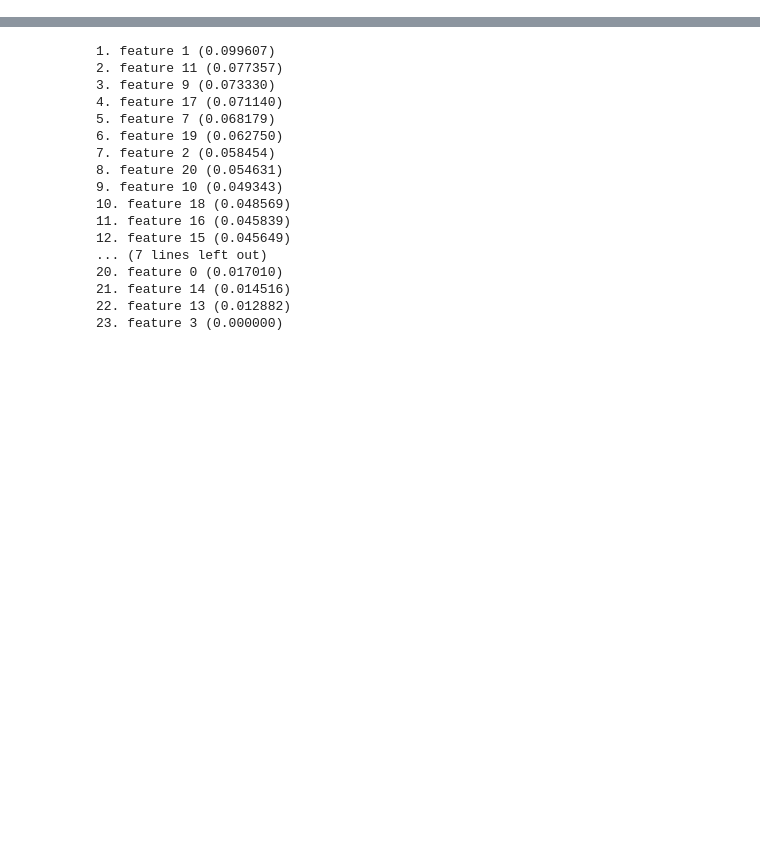
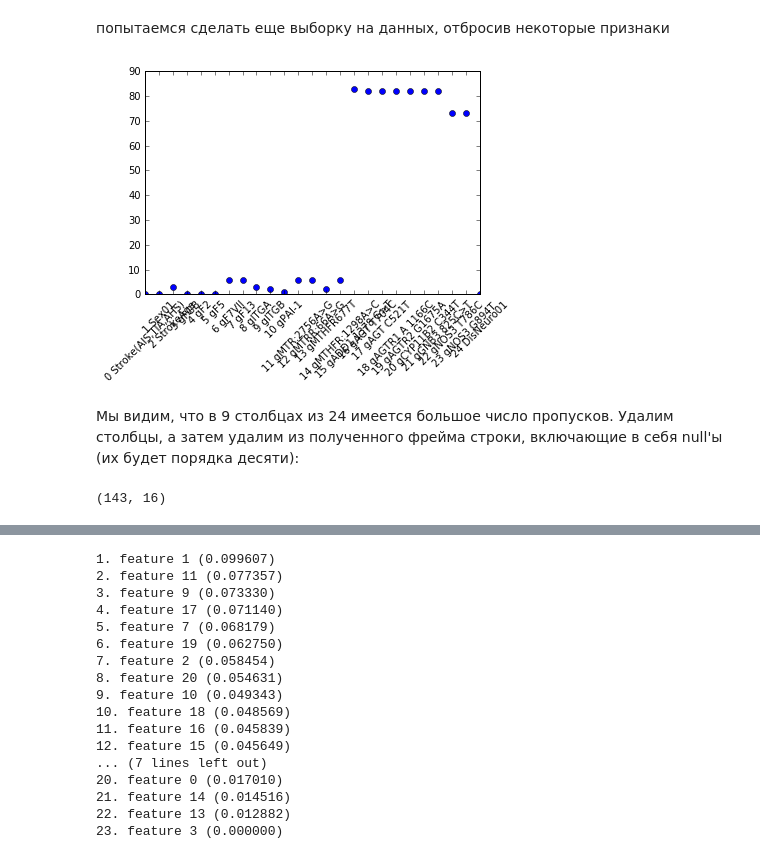
Before and after one commit to coffman21/d, a Jupyter notebook: d.ipynb, the cells around one changed output, grey strips where cells are left out. Drawn from its saved outputs; the diff is of its cells as text; code cells hidden in the pictures; blank space fills up the shorter version.

```diff
--- a/d.ipynb
+++ b/d.ipynb
@@ -6,4 +6,5 @@ from sklearn.ensemble import RandomForestRegressor
 
 data = pd.read_csv("Data.csv")
 # %%
-data = data.drop(['Stroke(AIS,TIA,AHS)'], axis=1)
+data['Stroke(AIS,TIA,AHS)'] = 1
+data
@@ -9,0 +36,22 @@ data = data.drop(['Stroke(AIS,TIA,AHS)'], axis=1)
+# %% [markdown]
+попытаемся сделать еще выборку на данных, отбросив некоторые признаки
+# %%
+nulls = data.isnull().sum()
+keys = nulls.keys()
+values = nulls.values
+words = [str(i)+" "+k.decode('utf-8').encode('ascii', 'ignore') for i, k in enumerate(nulls.keys())]
+
+ind = np.arange(len(keys))
+rects = ax.bar(ind, nulls.values)
+
+ax = plt.figure().add_subplot(111)
+ax.set_xticks(ind)
+ax.plot(values, 'o')
+xtickNames = ax.set_xticklabels(words)
+plt.setp(xtickNames, rotation=45, fontsize=10)
+
+plt.show()
+# %% [output]
+[figure, added]
+# %% [markdown]
+Мы видим, что в 9 столбцах из 24 имеется большое число пропусков. Удалим столбцы, а затем удалим из полученного фрейма строки, включающие в себя null'ы (их будет порядка десяти):
@@ -9,0 +61,7 @@ data = data.drop(['Stroke(AIS,TIA,AHS)'], axis=1)
+# %%
+data_chopped = data[indexes].dropna()
+X_chopped = data_chopped.ix[:, :-1]
+Y_chopped = data_chopped.ix[:, -1]
+data_chopped.shape
+# %% [output]
+(143, 16)
```
Also changed, not shown: parts of 10 cells of this notebook, 1 other file.
